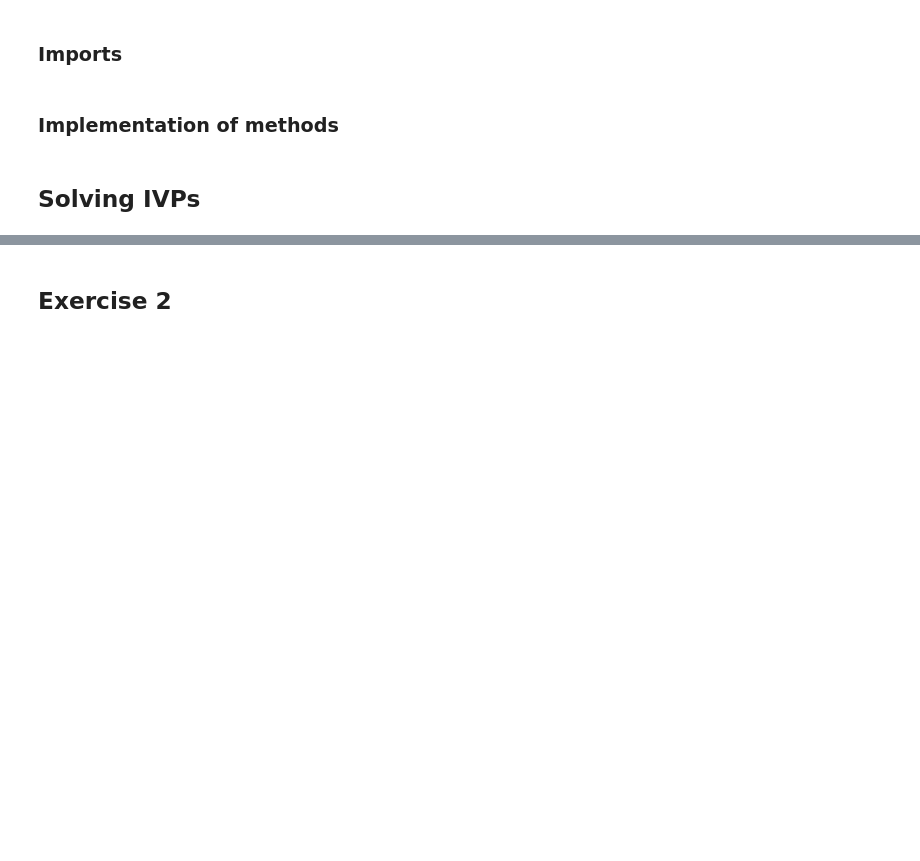
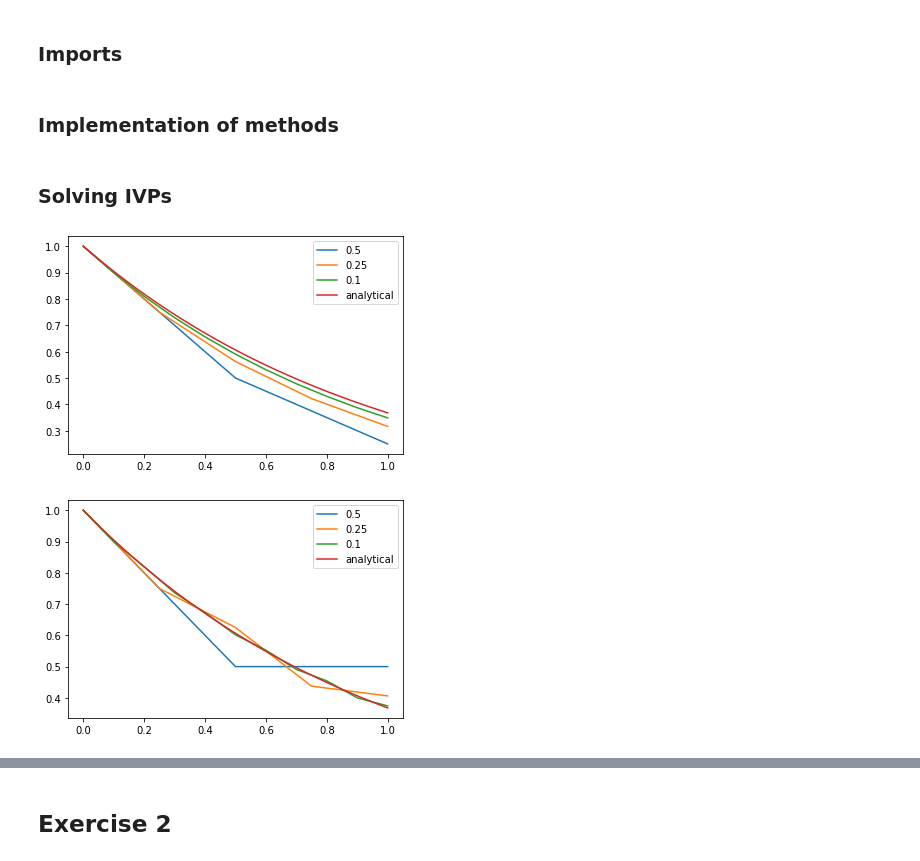
Before and after one commit to LuisGMM/UC3M-NUMERICAL-METHODS-Practices, a Jupyter notebook: src/Practices/Practice_8_21-22.ipynb, the cells around one changed output, grey strips where cells are left out. Drawn from its saved outputs; the diff is of its cells as text; code cells hidden in the pictures; blank space fills up the shorter version.

```diff
--- a/src/Practices/Practice_8_21-22.ipynb
+++ b/src/Practices/Practice_8_21-22.ipynb
@@ -151,5 +151,5 @@ def euler_explicit_systems(f: 'Callable[float, ...]', vec0: np.ndarray, t0: floa
 
     return u, t_
 # %% [markdown]
-## Solving IVPs
+### Solving IVPs
 # %%
@@ -183,0 +180,6 @@ exercise1(1, euler_explicit)
+# %%
+exercise1(1, euler_explicit)
+exercise1(1, euler_explicit_midpoint)
+# %% [output]
+[figure, added]
+[figure, added]
```
Also changed, not shown: parts of 3 cells of this notebook.
